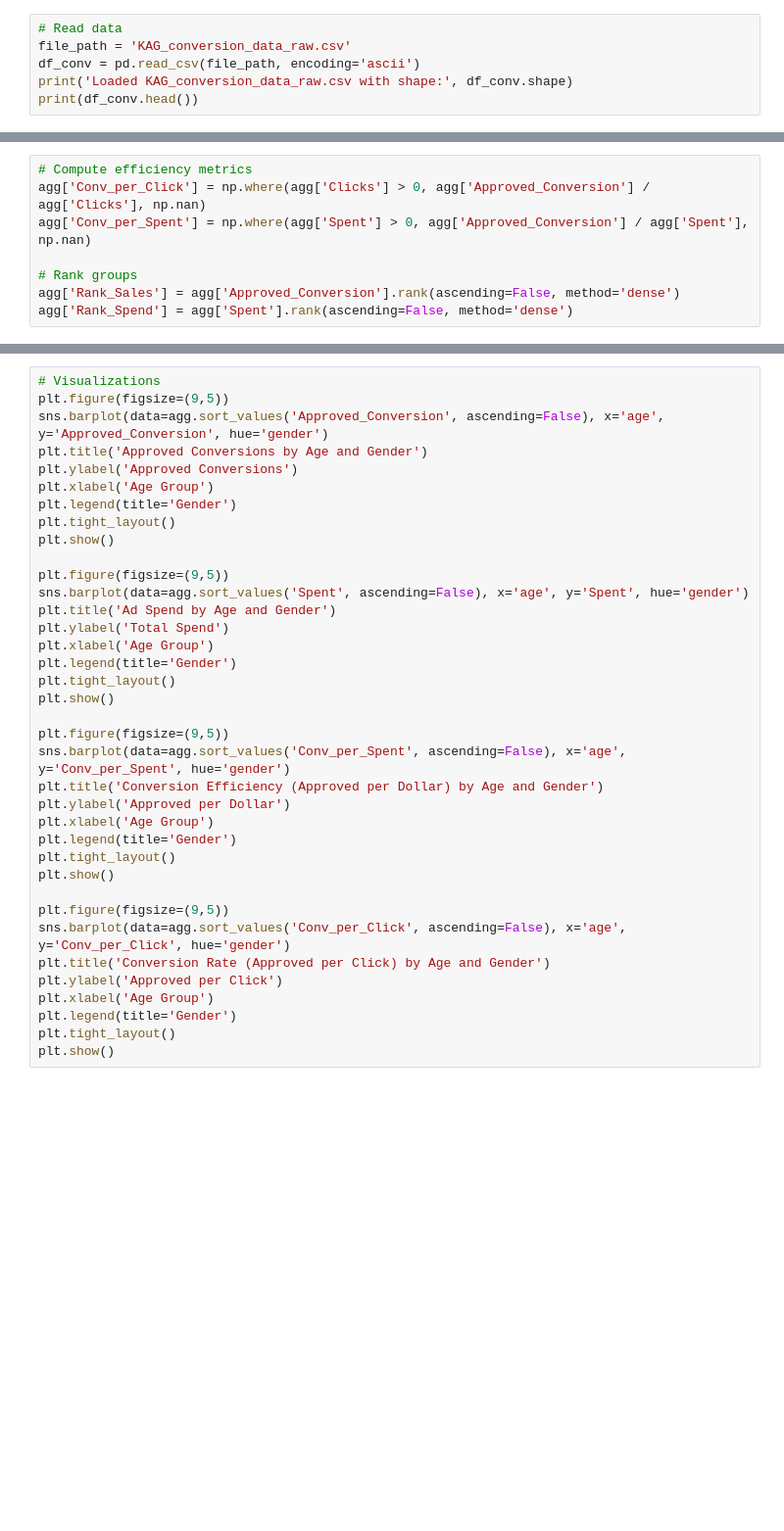
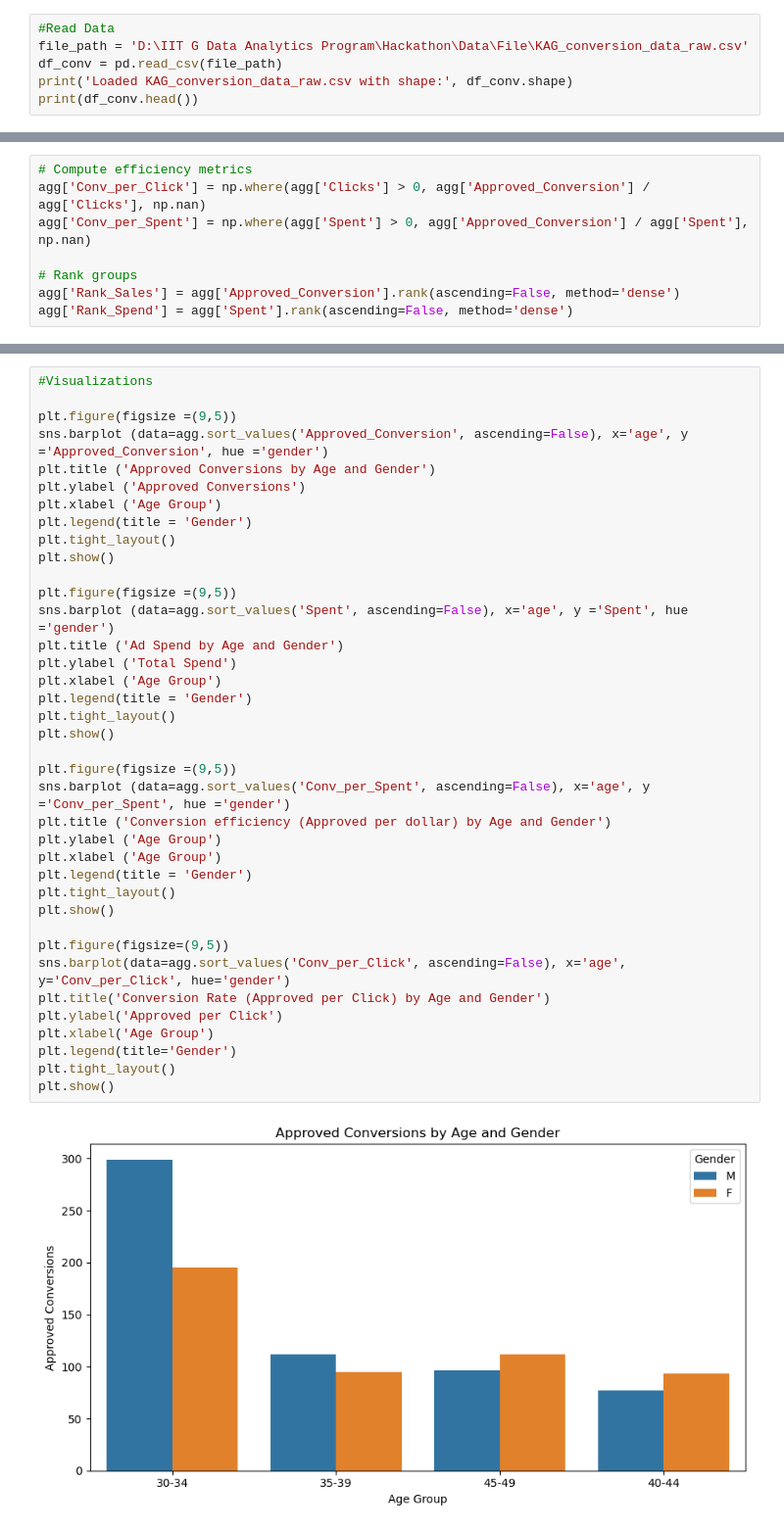
Before and after one commit to KAP1819/Optimizing-Social-Social-Media-Ad-Campaign-Performance-Audience-Engagement-and-ROI-Data-Analytics-, a Jupyter notebook: Query1.ipynb, the cells around one changed output, grey strips where cells are left out. Shown at 98% size. Cells and saved outputs as stored; diff of their text form; blank space fills up the shorter version.

```diff
--- a/Query1.ipynb
+++ b/Query1.ipynb
@@ -6,8 +6,8 @@ import numpy as np
 import matplotlib.pyplot as plt
 import seaborn as sns
 # %%
-# Read data
-file_path = 'KAG_conversion_data_raw.csv'
-df_conv = pd.read_csv(file_path, encoding='ascii')
+#Read Data
+file_path = 'D:\IIT G Data Analytics Program\Hackathon\Data\File\KAG_conversion_data_raw.csv'
+df_conv = pd.read_csv(file_path)
 print('Loaded KAG_conversion_data_raw.csv with shape:', df_conv.shape)
 print(df_conv.head())
@@ -46,37 +81,40 @@ print(top_spend[['age','gender','Approved_Conversion','Spent','Clicks','Conv_per
 # %%
-# Visualizations
-plt.figure(figsize=(9,5))
-sns.barplot(data=agg.sort_values('Approved_Conversion', ascending=False), x='age', y='Approved_Conversion', hue='gender')
-plt.title('Approved Conversions by Age and Gender')
-plt.ylabel('Approved Conversions')
-plt.xlabel('Age Group')
-plt.legend(title='Gender')
+#Visualizations
+
+plt.figure(figsize =(9,5))
+sns.barplot (data=agg.sort_values('Approved_Conversion', ascending=False), x='age', y ='Approved_Conversion', hue ='gender')
+plt.title ('Approved Conversions by Age and Gender')
+plt.ylabel ('Approved Conversions')
+plt.xlabel ('Age Group')
+plt.legend(title = 'Gender')
 plt.tight_layout()
 plt.show()
 
-plt.figure(figsize=(9,5))
-sns.barplot(data=agg.sort_values('Spent', ascending=False), x='age', y='Spent', hue='gender')
-plt.title('Ad Spend by Age and Gender')
-plt.ylabel('Total Spend')
-plt.xlabel('Age Group')
-plt.legend(title='Gender')
+plt.figure(figsize =(9,5))
+sns.barplot (data=agg.sort_values('Spent', ascending=False), x='age', y ='Spent', hue ='gender')
+plt.title ('Ad Spend by Age and Gender')
+plt.ylabel ('Total Spend')
+plt.xlabel ('Age Group')
+plt.legend(title = 'Gender')
 plt.tight_layout()
 plt.show()
 
-plt.figure(figsize=(9,5))
-sns.barplot(data=agg.sort_values('Conv_per_Spent', ascending=False), x='age', y='Conv_per_Spent', hue='gender')
-plt.title('Conversion Efficiency (Approved per Dollar) by Age and Gender')
-plt.ylabel('Approved per Dollar')
-plt.xlabel('Age Group')
-plt.legend(title='Gender')
+plt.figure(figsize =(9,5))
+sns.barplot (data=agg.sort_values('Conv_per_Spent', ascending=False), x='age', y ='Conv_per_Spent', hue ='gender')
+plt.title ('Conversion efficiency (Approved per dollar) by Age and Gender')
+plt.ylabel ('Age Group')
+plt.xlabel ('Age Group')
+plt.legend(title = 'Gender')
 plt.tight_layout()
 plt.show()
 
 plt.figure(figsize=(9,5))
 sns.barplot(data=agg.sort_values('Conv_per_Click', ascending=False), x='age', y='Conv_per_Click', hue='gender')
 plt.title('Conversion Rate (Approved per Click) by Age and Gender')
 plt.ylabel('Approved per Click')
 plt.xlabel('Age Group')
 plt.legend(title='Gender')
 plt.tight_layout()
 plt.show()
+# %% [output]
+[figure, added]
```
Also changed, not shown: parts of 5 cells of this notebook, 2 other files.
